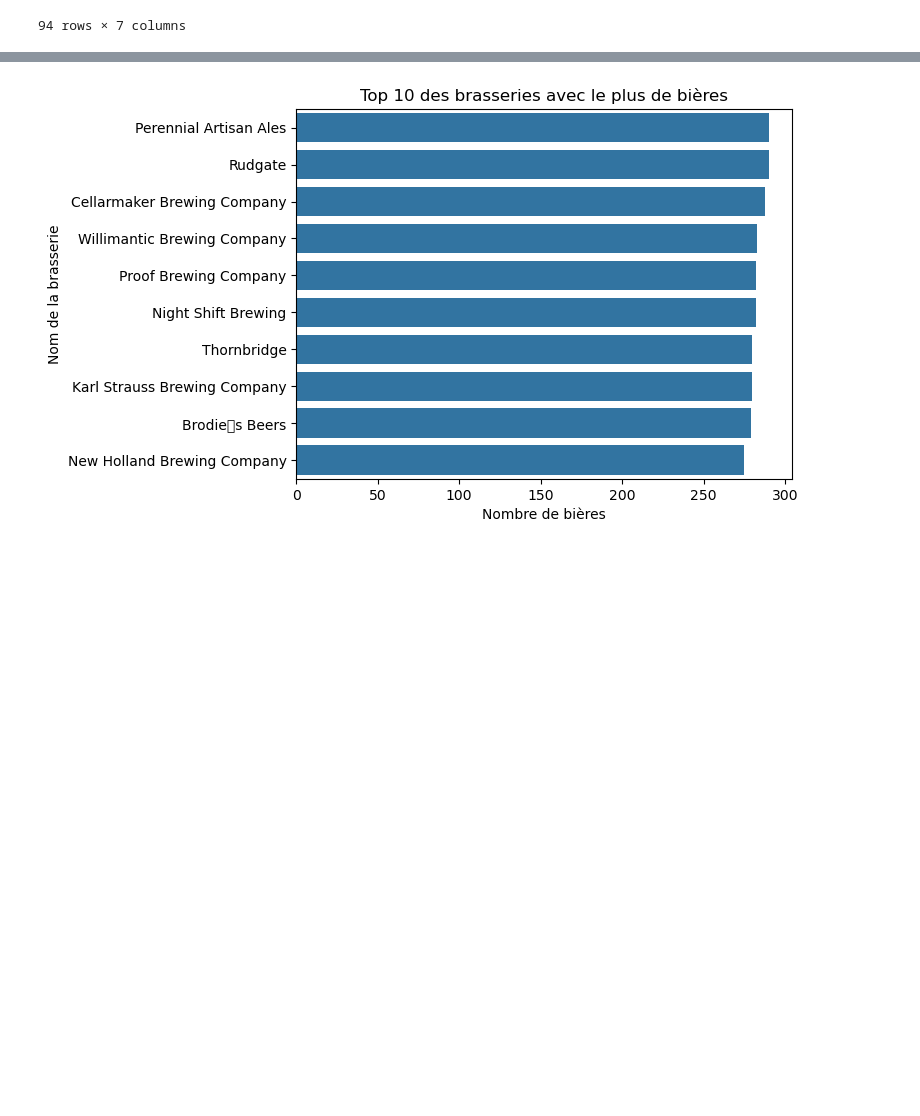
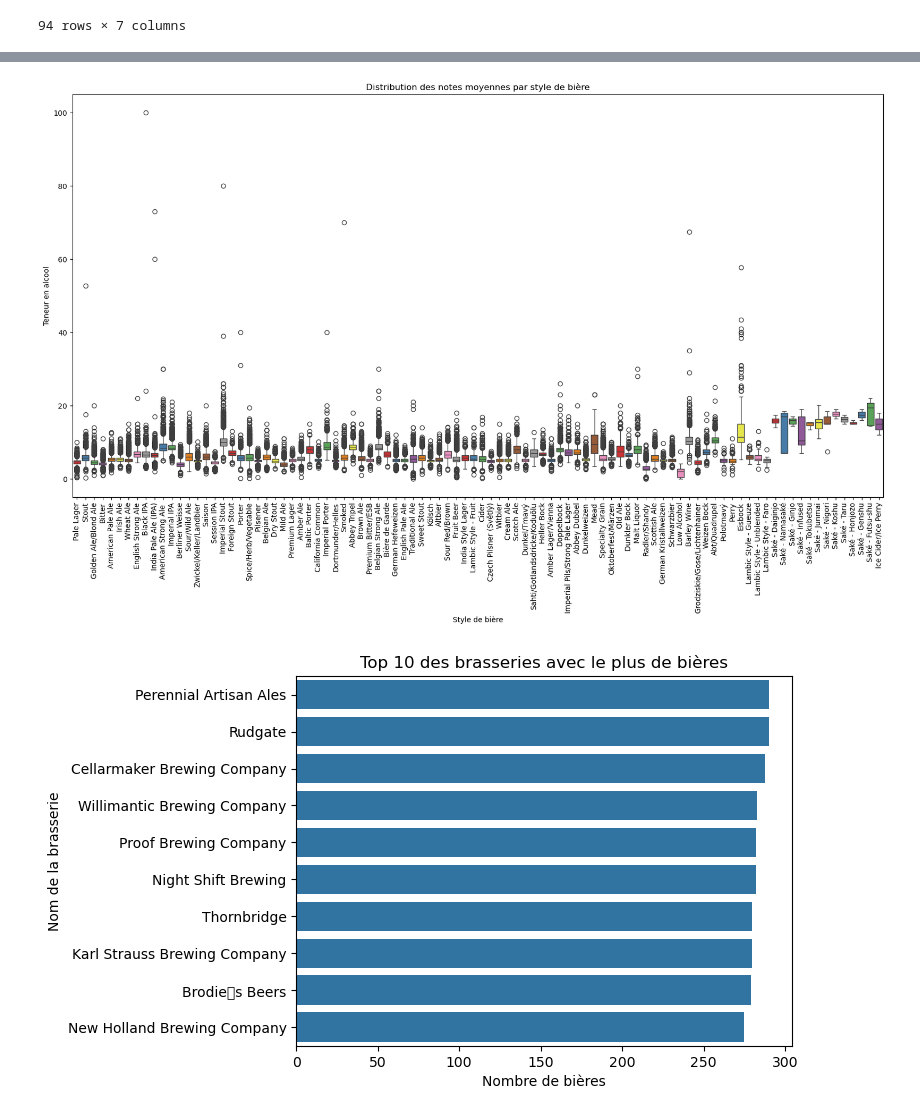
Before and after one commit to epfl-ada/ada-2024-project-bada55, a Jupyter notebook: notebook/data/data.ipynb, the cells around one changed output, grey strips where cells are left out. Drawn from its saved outputs; the diff is of its cells as text; code cells hidden in the pictures; blank space fills up the shorter version.

```diff
--- a/notebook/data/data.ipynb
+++ b/notebook/data/data.ipynb
@@ -607,3 +636,13 @@ plt.show()
+# %%
+plt.figure(figsize= (20, 10))
+sns.boxplot(data= rb_beers, x= 'style', y= 'abv', hue= 'style', palette= 'Set1')
+plt.title("Distribution des notes moyennes par style de bière")
+plt.xticks(rotation= 90)
+plt.xlabel("Style de bière")
+plt.ylabel("Teneur en alcool")
+plt.show()
+# %% [output]
+[figure, added]
 # %%
 sns.barplot(data= unique_brewery.sort_values(ascending= False, by= 'number_beers').head(10), x= 'number_beers', y= unique_brewery.sort_values(ascending= False, by= 'number_beers').head(10).index)
 plt.title("Top 10 des brasseries avec le plus de bières")
```
Also changed, not shown: parts of 11 cells of this notebook.
